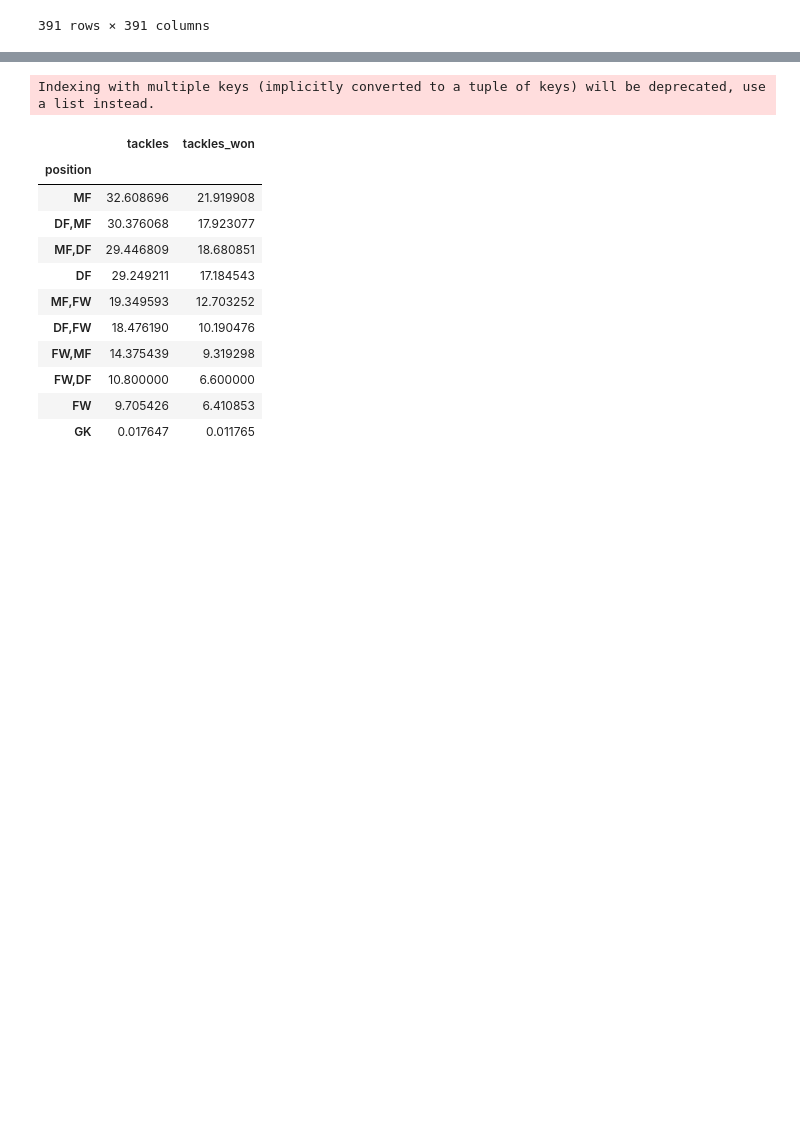
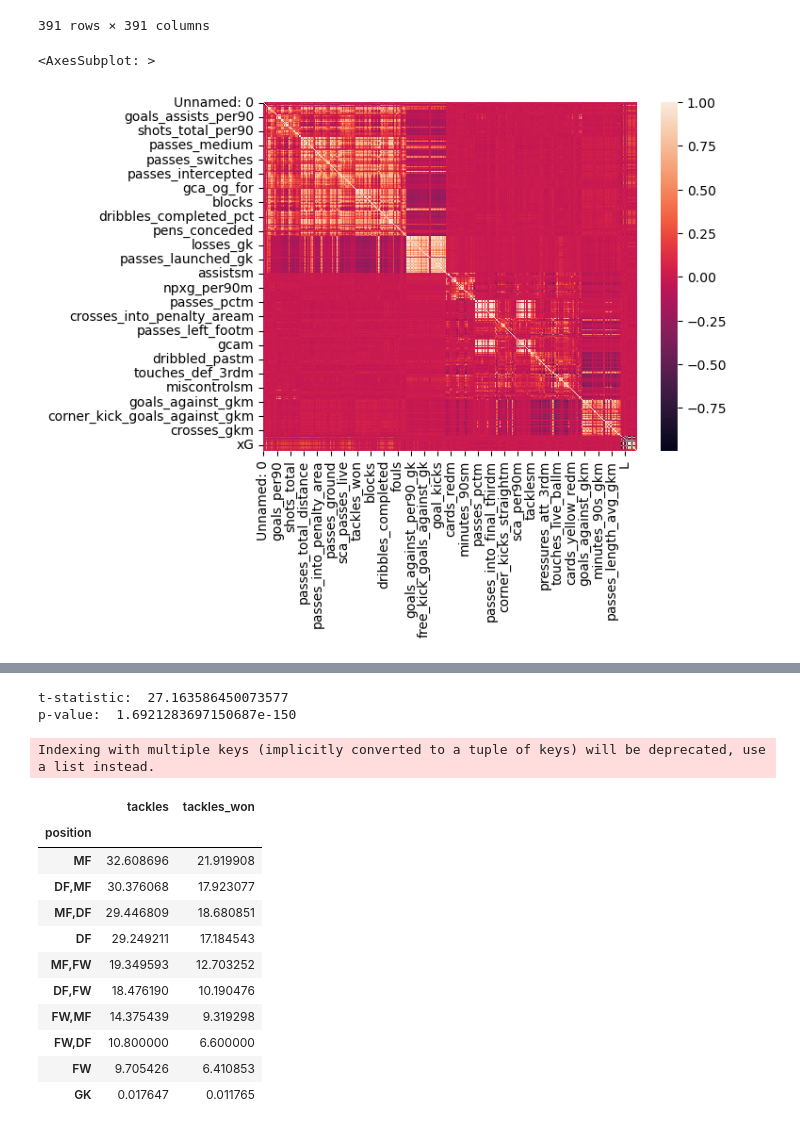
Before and after one commit to RockyOwens/Project1, a Jupyter notebook: SoccerPlayerAnalysis.ipynb, the cells around one changed output, grey strips where cells are left out. Saved outputs shown, nothing was run; the diff lists cells and outputs as text; code cells hidden in the pictures; blank space fills up the shorter version.

```diff
--- a/SoccerPlayerAnalysis.ipynb
+++ b/SoccerPlayerAnalysis.ipynb
@@ -338,5 +370,10 @@ corr
 | WinCL | 0.003679 | -0.014722 | 0.015598 | 0.175415 | 0.009515 | 0.017387 | 0.014292 | 0.014723 | 0.067265 | 0.067259 | ... |
 | CLBestScorer | 0.021759 | 0.031771 | -0.030237 | 0.114718 | 0.015896 | 0.014794 | 0.022161 | 0.019997 | 0.144481 | 0.039875 | ... |
 391 rows × 391 columns
+# %%
+sns.heatmap(corr)
+# %% [output]
+<AxesSubplot: >
+[figure, added]
 # %%
 ## plot a scatter plot between two columns (need to add linear regression)
@@ -344,5 +381,17 @@ px.scatter(clean_data_df,x='value', y='goals',trendline='ols',width=600,height=5
 # %% [output]
 [interactive output not drawn]
+# %%
+# Perform the T-Test on the Player value & goals
+value = clean_data_df['value']
+goals = clean_data_df['goals']
+
+t, p = ttest_ind(value, goals)
+
+print("t-statistic: ", t)
+print("p-value: ", p)
+# %% [output]
+t-statistic:  27.163586450073577
+p-value:  1.6921283697150687e-150
 # %%
 # How does the number of tackles and tackles won relate to the player's position?
 grouped = clean_data_df.groupby('position')['tackles', 'tackles_won'].mean()
```
Also changed, not shown: parts of 18 cells of this notebook, 1 other file.
